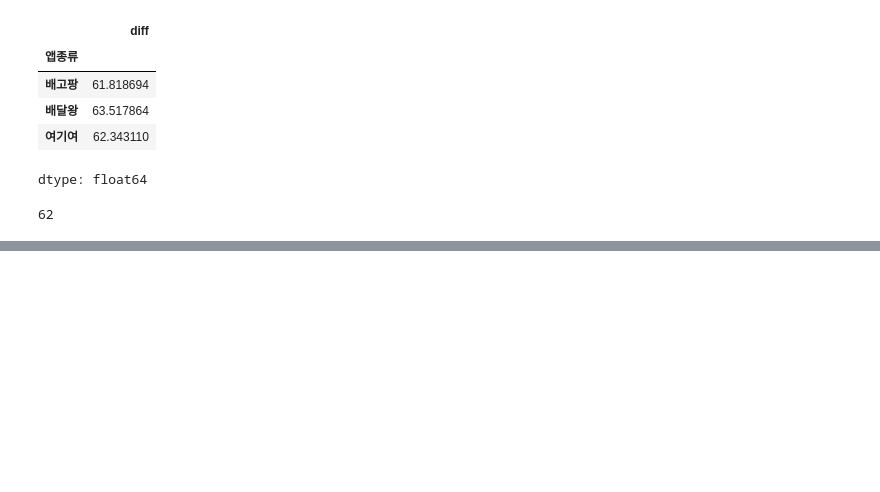
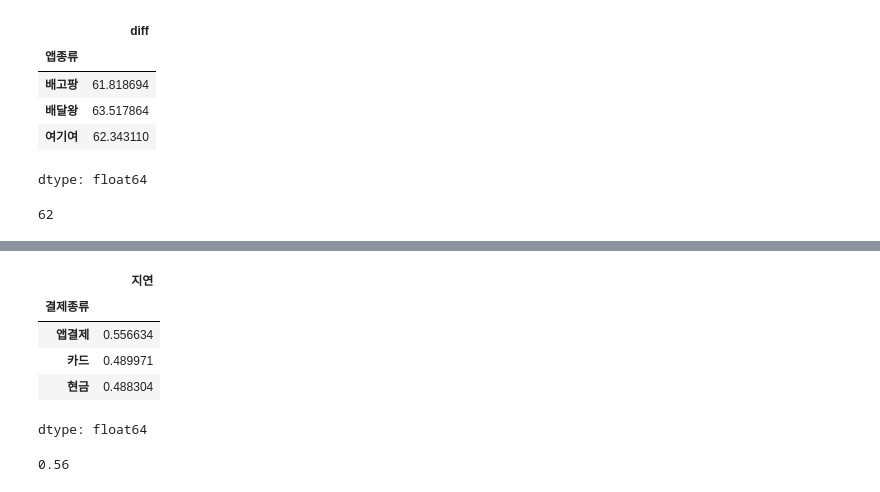
Before and after one commit to bbang-jun/Big-Data-Analysis-Engineer-Practical-Test, a Jupyter notebook: 작업형1/작업형1_연습문제.ipynb, the cells around one changed output, grey strips where cells are left out. Cells and saved outputs as stored; diff of their text form; code cells hidden in the pictures; blank space fills up the shorter version.

Commit message:
작업형1 # Section 23 시간 간의 차이 계산(분), 비율

```diff
--- a/작업형1/작업형1_연습문제.ipynb
+++ b/작업형1/작업형1_연습문제.ipynb
@@ -1273,3 +1273,12 @@ df = df.sort_values(ascending = True)
 print(int(round(df.iloc[0])))
 # %% [output]
 62
+# %%
+# Section 23 시간 간의 차이 계산(분), 비율
+# 1. 각 결제 종류별로 실제 도착 시간이 예상 도착 시간보다 늦은 주문의 비율을 계산하시오.
+# 2. 비율 중 가장 큰 값을 반올림하여 소수 둘째 자리까지 구하시오.
+
+# 기본 코드
+import pandas as pd
+df = pd.read_csv('delivery_time.csv')
+df
@@ -1275,0 +1299,22 @@ print(int(round(df.iloc[0])))
+# %%
+# 1. 각 결제 종류별로 실제 도착 시간이 예상 도착 시간보다 늦은 주문의 비율을 계산하시오.
+
+df['실제도착시간'] = pd.to_datetime(df['실제도착시간'])
+df['예상도착시간'] = pd.to_datetime(df['예상도착시간'])
+df['지연'] = df['예상도착시간'] < df['실제도착시간']
+df = df.groupby(['결제종류'])['지연'].mean()
+df
+# %% [output]
+|  | 지연 |
+| 결제종류 |  |
+| 앱결제 | 0.556634 |
+| 카드 | 0.489971 |
+| 현금 | 0.488304 |
+dtype: float64
+# %%
+# 2. 비율 중 가장 큰 값을 반올림하여 소수 둘째 자리까지 구하시오.
+df.sort_values(ascending = False)
+result = df.iloc[0]
+print(round(result, 2))
+# %% [output]
+0.56
```
Also changed, not shown: parts of 1 cell of this notebook, 1 other file.
